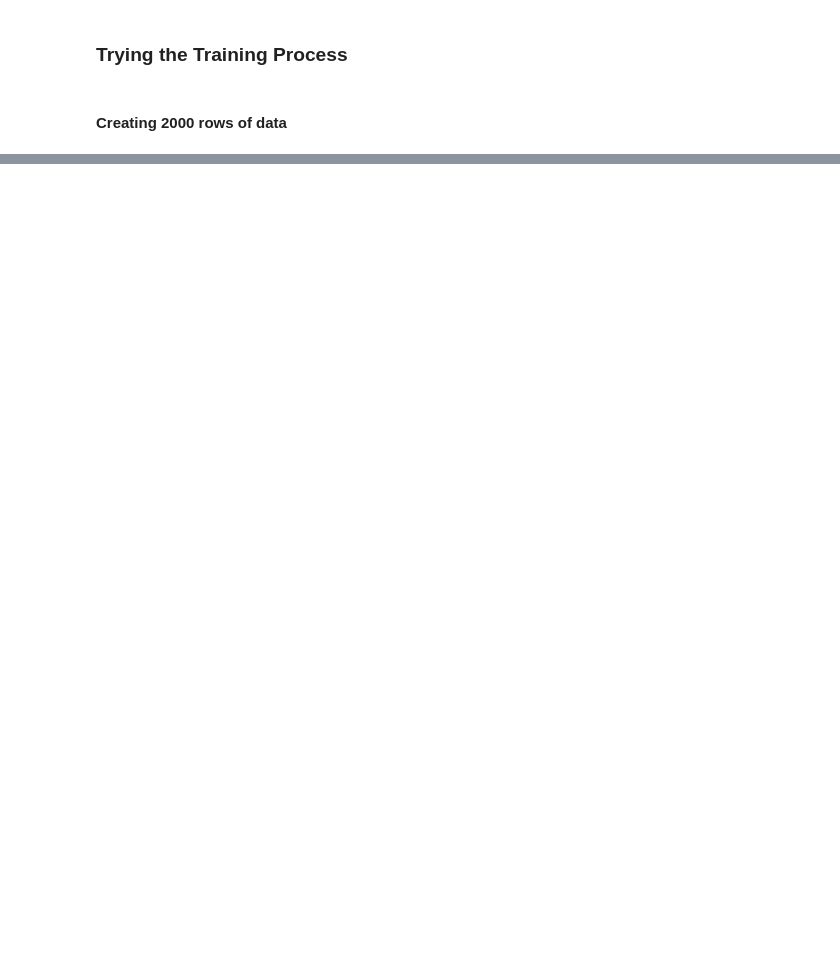
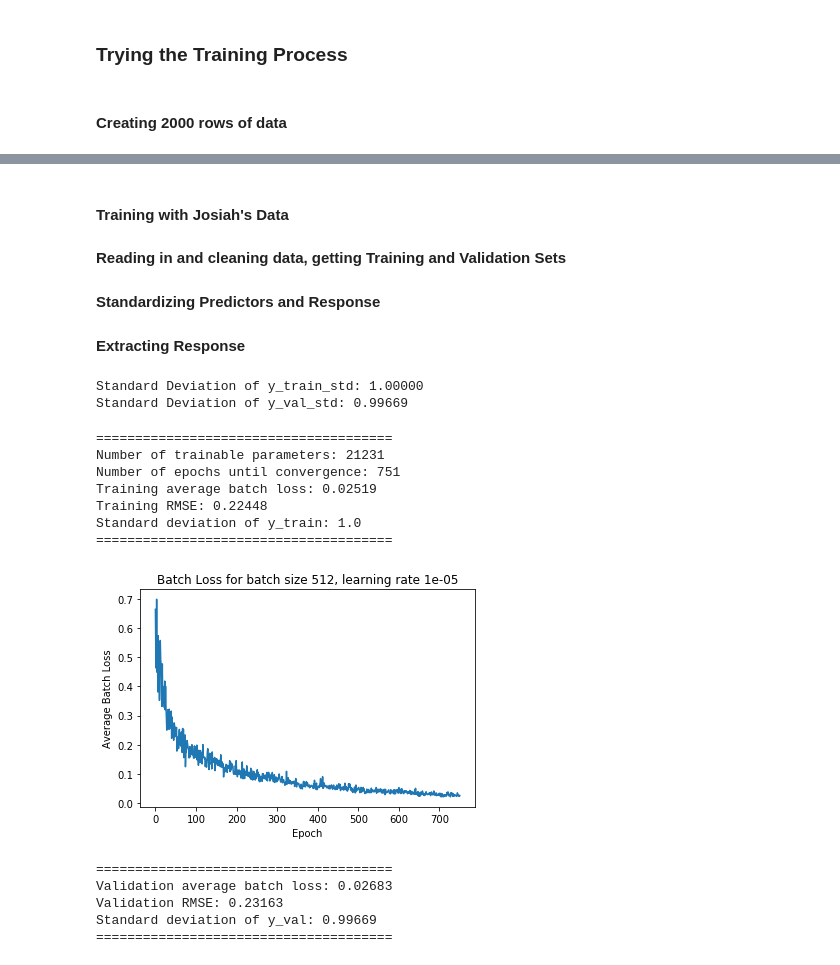
Before and after one commit to MasonOgden/Data401Project3, a Jupyter notebook: neural_network.ipynb, the cells around one changed output, grey strips where cells are left out. Saved outputs shown, nothing was run; the diff lists cells and outputs as text; code cells hidden in the pictures; blank space fills up the shorter version.

```diff
--- a/neural_network.ipynb
+++ b/neural_network.ipynb
@@ -379,0 +519,4 @@ Average batch loss: 22684.78741902054
+# %% [markdown]
+#### Training with Josiah's Data
+# %% [markdown]
+**Reading in and cleaning data, getting Training and Validation Sets**
@@ -379,0 +530,62 @@ Average batch loss: 22684.78741902054
+# %% [markdown]
+**Standardizing Predictors and Response**
+# %%
+standardizer = StandardScaler().fit(X_train)
+X_train_std = standardizer.transform(X_train)
+X_val_std = standardizer.transform(X_val)
+# %% [markdown]
+**Extracting Response**
+# %%
+# remove response and save
+y_train_std = X_train_std[:, -1]
+X_train_std = X_train_std[:, :-1]
+
+# remove response and save
+y_val_std = X_val_std[:, -1]
+X_val_std = X_val_std[:, :-1]
+
+print("Standard Deviation of y_train_std: {:.5f}".format(y_train_std.std()))
+print("Standard Deviation of y_val_std: {:.5f}".format(y_val_std.std()))
+# %% [output]
+Standard Deviation of y_train_std: 1.00000
+Standard Deviation of y_val_std: 0.99669
+# %%
+# Hyperparameters:
+batch_size = 512
+learning_rate = 0.00001
+max_num_iterations = 750
+depth = 7
+width = 55
+#conv_crit = 0.0008
+conv_crit = 0.001
+
+
+# Training:
+train_net = NeuralNetwork(depth, width,
+                          batch_size,
+                          learning_rate_init = learning_rate,
+                          max_num_iterations = max_num_iterations,
+                          convergence_criteria = conv_crit,
+                          momentum=0.95,
+                          activation = "leaky relu",
+                          lambda_rate = 1,
+                          weight_initialization = 'He')
+
+
+train_net.fit(X_train_std, y_train_std)
+train_net.train_metrics()
+train_net.validate(X_val_std, y_val_std)
+# %% [output]
+======================================
+Number of trainable parameters: 21231
+Number of epochs until convergence: 751
+Training average batch loss: 0.02519
+Training RMSE: 0.22448
+Standard deviation of y_train: 1.0
+======================================
+[figure, added]
+======================================
+Validation average batch loss: 0.02683
+Validation RMSE: 0.23163
+Standard deviation of y_val: 0.99669
+======================================
```
Also changed, not shown: parts of 22 cells of this notebook, 2 other files.
